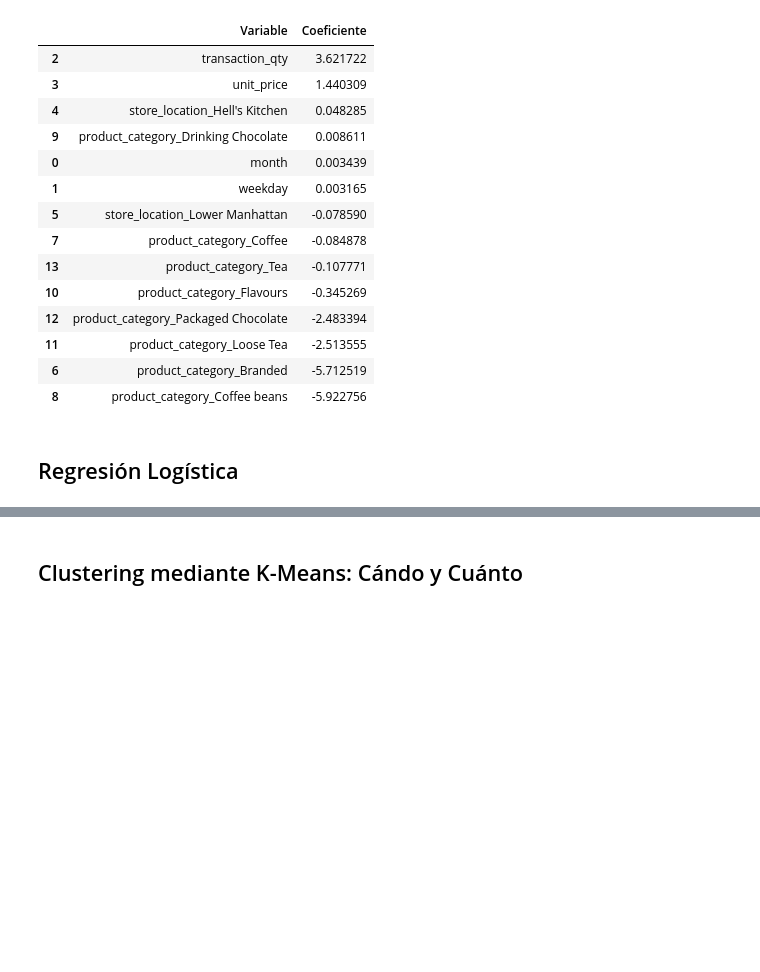
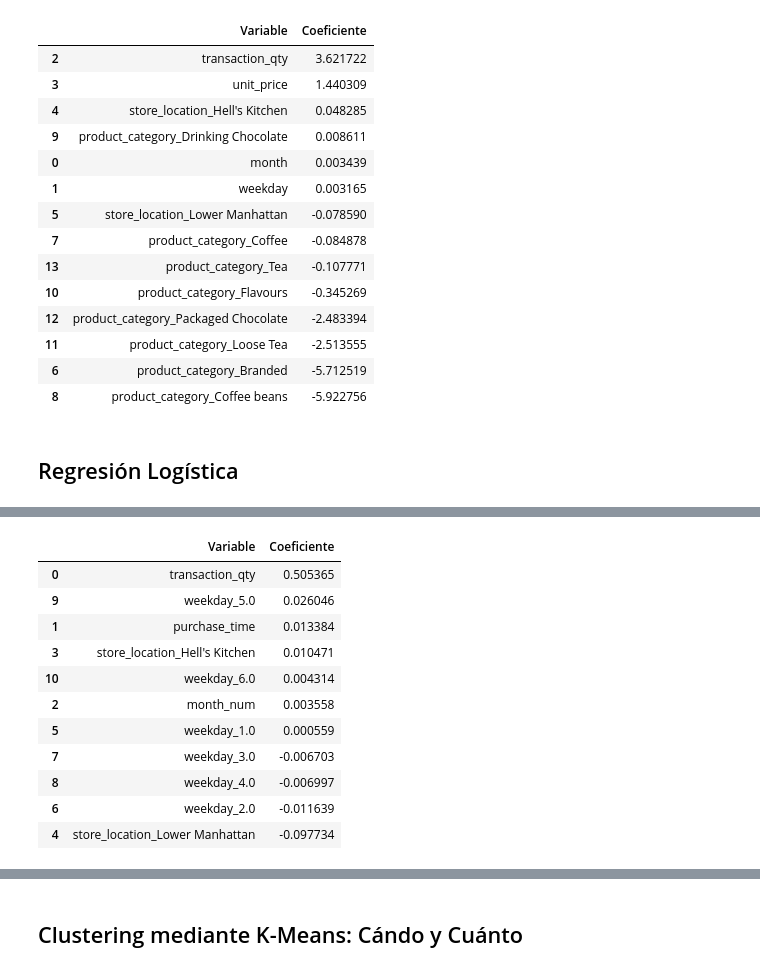
Before and after one commit to EliasHernandezBar/Proyecto-Final, a Jupyter notebook: Proyecto_Integrador.ipynb, the cells around one changed output, grey strips where cells are left out. Drawn from its saved outputs; the diff is of its cells as text; code cells hidden in the pictures; blank space fills up the shorter version.

```diff
--- a/Proyecto_Integrador.ipynb
+++ b/Proyecto_Integrador.ipynb
@@ -1907,0 +1701,8 @@ coef_df.sort_values(
+# %%
+#Creación de la variable objetivo
+
+df_log = df_ml.copy()
+
+df_log["is_coffee"] = (
+    df_log["product_category"] == "Coffee"
+).astype(int)
@@ -1907,0 +1750,11 @@ coef_df.sort_values(
+# %%
+#Train/Test
+
+from sklearn.model_selection import train_test_split
+
+X_train, X_test, y_train, y_test = train_test_split(
+    X,
+    y,
+    test_size=0.2,
+    random_state=42
+)
@@ -1907,0 +1845,25 @@ coef_df.sort_values(
+# %%
+#Variables importantes
+
+coeficientes = pd.DataFrame({
+    "Variable": X.columns,
+    "Coeficiente": model.coef_[0]
+})
+
+coeficientes.sort_values(
+    "Coeficiente",
+    ascending=False
+).head(15)
+# %% [output]
+|  | Variable | Coeficiente |
+| 0 | transaction_qty | 0.505365 |
+| 9 | weekday_5.0 | 0.026046 |
+| 1 | purchase_time | 0.013384 |
+| 3 | store_location_Hell's Kitchen | 0.010471 |
+| 10 | weekday_6.0 | 0.004314 |
+| 2 | month_num | 0.003558 |
+| 5 | weekday_1.0 | 0.000559 |
+| 7 | weekday_3.0 | -0.006703 |
+| 8 | weekday_4.0 | -0.006997 |
+| 6 | weekday_2.0 | -0.011639 |
+| 4 | store_location_Lower Manhattan | -0.097734 |
```
Also changed, not shown: parts of 64 cells of this notebook.
